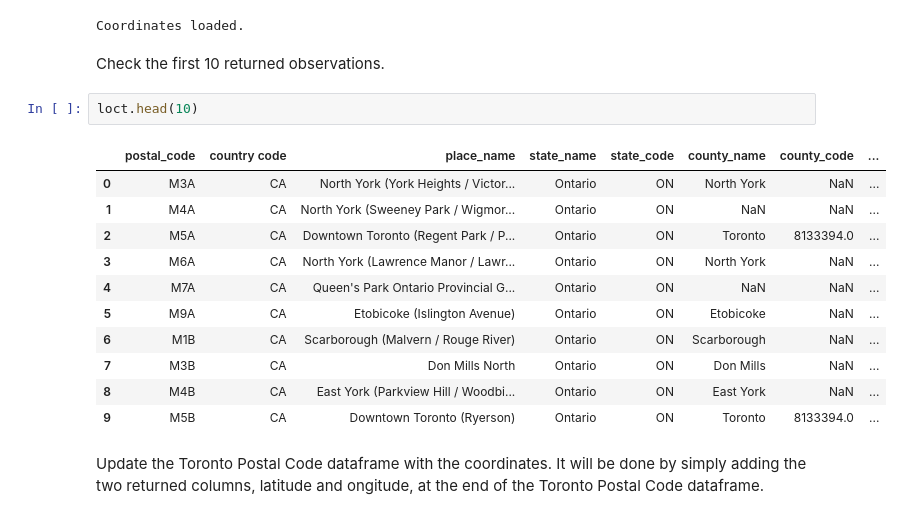
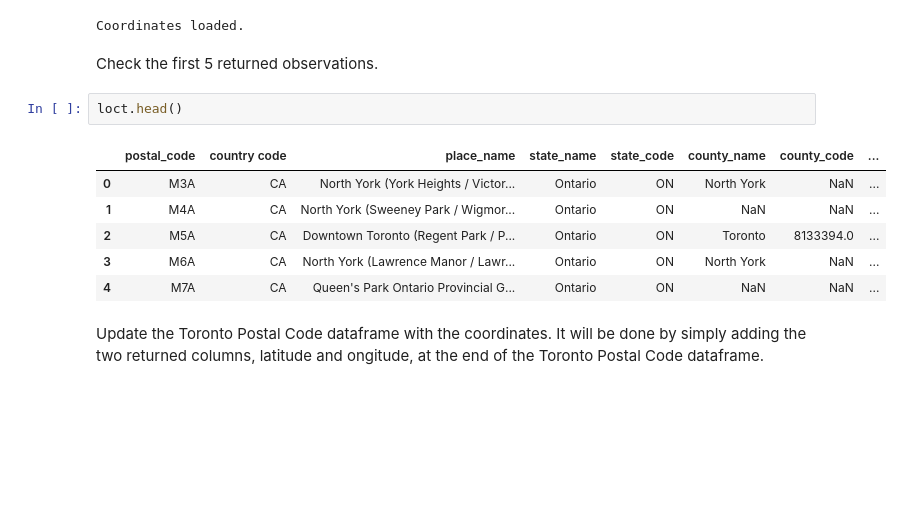
Before and after one commit to sjsilvabr/Coursera_Capstone, a Jupyter notebook: Toronto_Assignment.ipynb, the cells around one changed output. Saved outputs shown, nothing was run; the diff lists cells and outputs as text; blank space fills up the shorter version.

Commit message:
Toronto Assignment update, Task 3 completed.

```diff
--- a/Toronto_Assignment.ipynb
+++ b/Toronto_Assignment.ipynb
@@ -189,21 +189,16 @@ print('Coordinates loaded.')
 # %% [output]
 Coordinates loaded.
 # %% [markdown]
-Check the first 10 returned observations.
+Check the first 5 returned observations.
 # %%
-loct.head(10)
+loct.head()
 # %% [output]
 |  | postal_code | country code | place_name | state_name | state_code | county_name | county_code | ... |
 | 0 | M3A | CA | North York (York Heights / Victor... | Ontario | ON | North York | NaN | ... |
 | 1 | M4A | CA | North York (Sweeney Park / Wigmor... | Ontario | ON | NaN | NaN | ... |
 | 2 | M5A | CA | Downtown Toronto (Regent Park / P... | Ontario | ON | Toronto | 8133394.0 | ... |
 | 3 | M6A | CA | North York (Lawrence Manor / Lawr... | Ontario | ON | North York | NaN | ... |
 | 4 | M7A | CA | Queen's Park Ontario Provincial G... | Ontario | ON | NaN | NaN | ... |
-| 5 | M9A | CA | Etobicoke (Islington Avenue) | Ontario | ON | Etobicoke | NaN | ... |
-| 6 | M1B | CA | Scarborough (Malvern / Rouge River) | Ontario | ON | Scarborough | NaN | ... |
-| 7 | M3B | CA | Don Mills North | Ontario | ON | Don Mills | NaN | ... |
-| 8 | M4B | CA | East York (Parkview Hill / Woodbi... | Ontario | ON | East York | NaN | ... |
-| 9 | M5B | CA | Downtown Toronto (Ryerson) | Ontario | ON | Toronto | 8133394.0 | ... |
 # %% [markdown]
 Update the Toronto Postal Code dataframe with the coordinates. It will be done by simply adding the two returned columns, latitude and ongitude, at the end of the Toronto Postal Code dataframe.
 # %%
```
Also changed, not shown: parts of 59 cells of this notebook.
